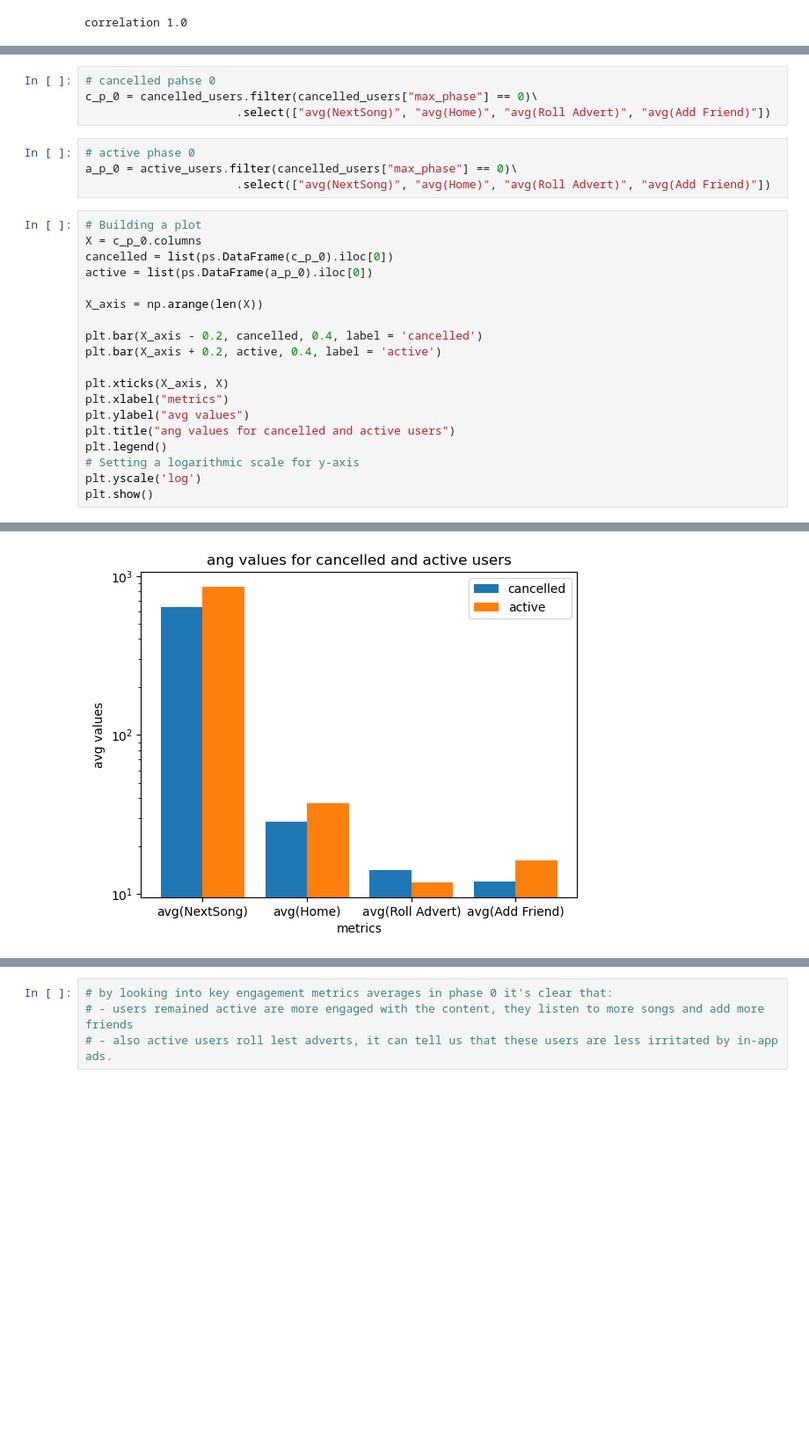
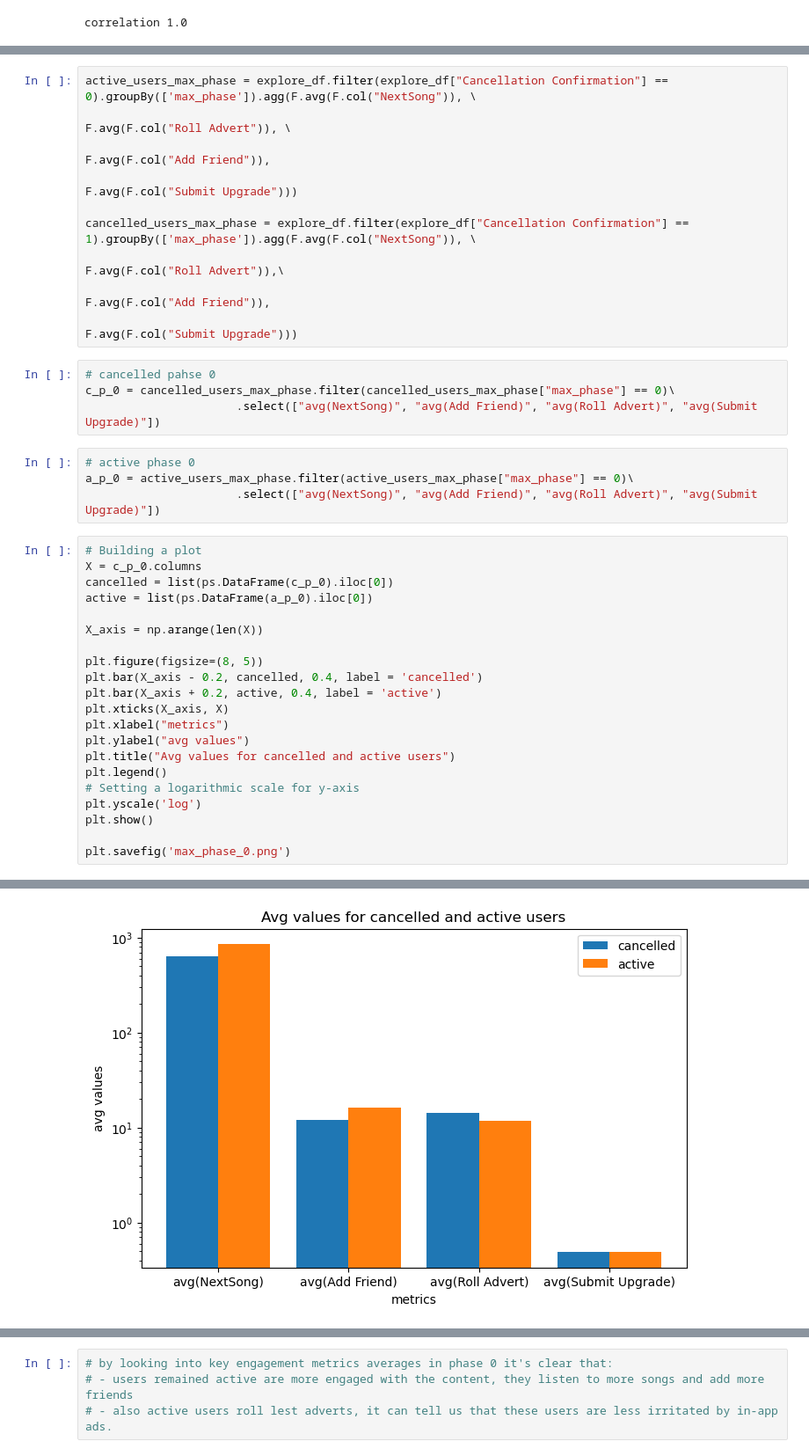
Before and after one commit to Olek-ua/Sparkify_Project, a Jupyter notebook: Sparkify.ipynb, the cells around one changed output, grey strips where cells are left out. Shown at 88% size. Cells and saved outputs as stored; diff of their text form; blank space fills up the shorter version.

```diff
--- a/Sparkify.ipynb
+++ b/Sparkify.ipynb
@@ -189,11 +295,21 @@ import numpy as np
+# %%
+active_users_max_phase = explore_df.filter(explore_df["Cancellation Confirmation"] == 0).groupBy(['max_phase']).agg(F.avg(F.col("NextSong")), \
+                                                                                           F.avg(F.col("Roll Advert")), \
+                                                                                           F.avg(F.col("Add Friend")),
+                                                                                           F.avg(F.col("Submit Upgrade")))
+
+cancelled_users_max_phase = explore_df.filter(explore_df["Cancellation Confirmation"] == 1).groupBy(['max_phase']).agg(F.avg(F.col("NextSong")), \
+                                                                                           F.avg(F.col("Roll Advert")),\
+                                                                                           F.avg(F.col("Add Friend")),
+                                                                                           F.avg(F.col("Submit Upgrade")))
 # %%
 # cancelled pahse 0
-c_p_0 = cancelled_users.filter(cancelled_users["max_phase"] == 0)\
-                      .select(["avg(NextSong)", "avg(Home)", "avg(Roll Advert)", "avg(Add Friend)"])
+c_p_0 = cancelled_users_max_phase.filter(cancelled_users_max_phase["max_phase"] == 0)\
+                      .select(["avg(NextSong)", "avg(Add Friend)", "avg(Roll Advert)", "avg(Submit Upgrade)"])
 # %%
 # active phase 0
-a_p_0 = active_users.filter(cancelled_users["max_phase"] == 0)\
-                      .select(["avg(NextSong)", "avg(Home)", "avg(Roll Advert)", "avg(Add Friend)"])
+a_p_0 = active_users_max_phase.filter(active_users_max_phase["max_phase"] == 0)\
+                      .select(["avg(NextSong)", "avg(Add Friend)", "avg(Roll Advert)", "avg(Submit Upgrade)"])
 # %%
 # Building a plot
 X = c_p_0.columns
@@ -202,15 +318,17 @@ active = list(ps.DataFrame(a_p_0).iloc[0])
 
 X_axis = np.arange(len(X))
 
+plt.figure(figsize=(8, 5))
 plt.bar(X_axis - 0.2, cancelled, 0.4, label = 'cancelled')
 plt.bar(X_axis + 0.2, active, 0.4, label = 'active')
-
 plt.xticks(X_axis, X)
 plt.xlabel("metrics")
 plt.ylabel("avg values")
-plt.title("ang values for cancelled and active users")
+plt.title("Avg values for cancelled and active users")
 plt.legend()
 # Setting a logarithmic scale for y-axis
 plt.yscale('log')
 plt.show()
+
+plt.savefig('max_phase_0.png')
 # %% [output]
@@ -227 +345 @@ plt.show()
-[figure, old version]
+[figure, new version]
```
Also changed, not shown: parts of 28 cells of this notebook.
